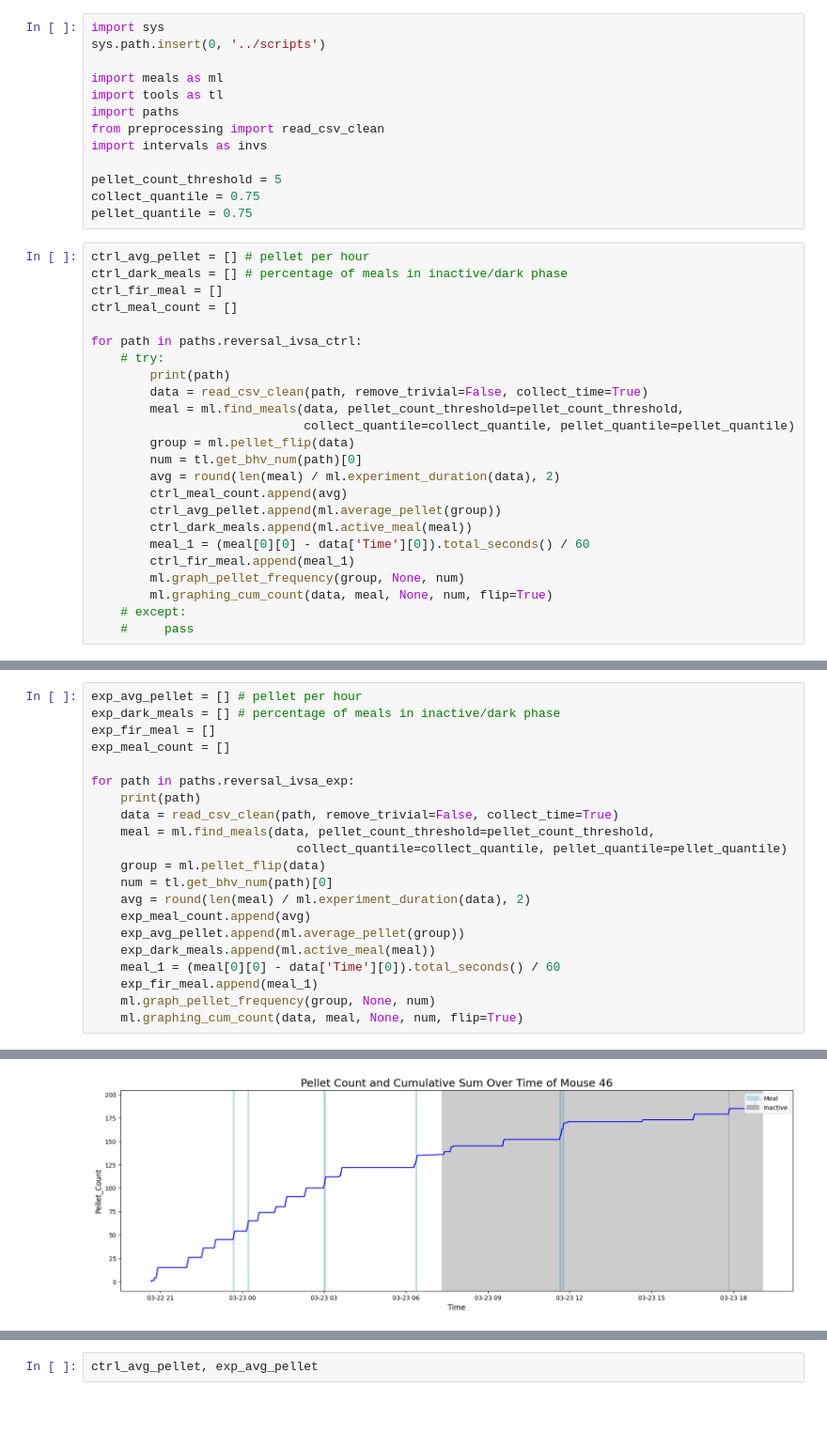
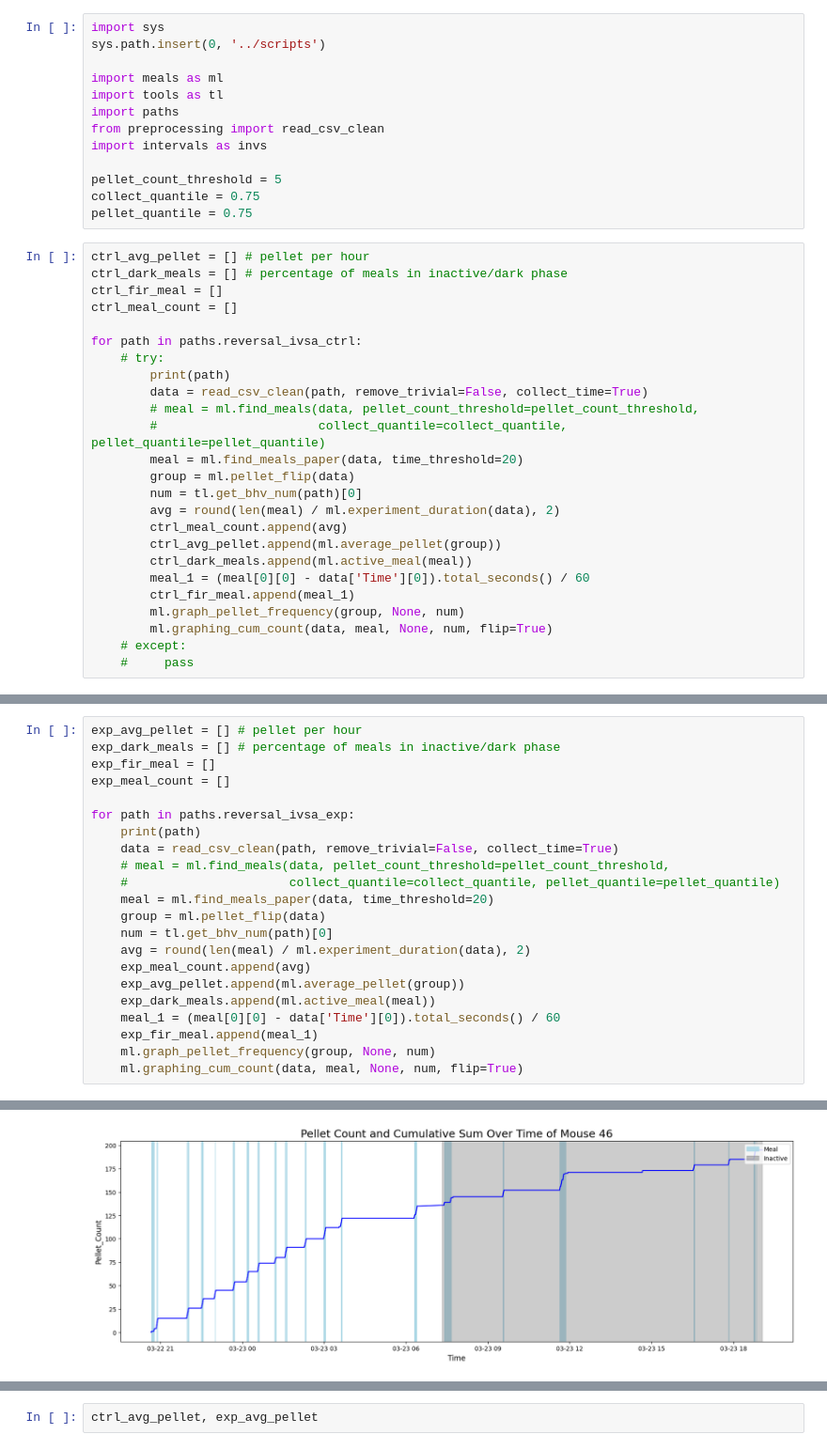
Before and after one commit to ftlabucsd/FEDUPP, a Jupyter notebook: CD1 IVSA/IVSA Rev meal.ipynb, the cells around one changed output, grey strips where cells are left out. Shown at 94% size. Cells and saved outputs as stored; diff of their text form; blank space fills up the shorter version.

```diff
--- a/CD1 IVSA/IVSA Rev meal.ipynb
+++ b/CD1 IVSA/IVSA Rev meal.ipynb
@@ -21,8 +21,9 @@ for path in paths.reversal_ivsa_ctrl:
     # try:
         print(path)
         data = read_csv_clean(path, remove_trivial=False, collect_time=True)
-        meal = ml.find_meals(data, pellet_count_threshold=pellet_count_threshold,
-                             collect_quantile=collect_quantile, pellet_quantile=pellet_quantile)
+        # meal = ml.find_meals(data, pellet_count_threshold=pellet_count_threshold,
+        #                      collect_quantile=collect_quantile, pellet_quantile=pellet_quantile)
+        meal = ml.find_meals_paper(data, time_threshold=20)
         group = ml.pellet_flip(data)
         num = tl.get_bhv_num(path)[0]
         avg = round(len(meal) / ml.experiment_duration(data), 2)
@@ -62,8 +59,9 @@ exp_meal_count = []
 for path in paths.reversal_ivsa_exp:
     print(path)
     data = read_csv_clean(path, remove_trivial=False, collect_time=True)
-    meal = ml.find_meals(data, pellet_count_threshold=pellet_count_threshold,
-                            collect_quantile=collect_quantile, pellet_quantile=pellet_quantile)
+    # meal = ml.find_meals(data, pellet_count_threshold=pellet_count_threshold,
+    #                      collect_quantile=collect_quantile, pellet_quantile=pellet_quantile)
+    meal = ml.find_meals_paper(data, time_threshold=20)
     group = ml.pellet_flip(data)
     num = tl.get_bhv_num(path)[0]
     avg = round(len(meal) / ml.experiment_duration(data), 2)
@@ -84,5 +82,5 @@ for path in paths.reversal_ivsa_exp:
 /home/ftlab/Desktop/For_Andy/FED3-data/behavior data integrated/CD1 IVSA/46/Reversal/FED000_032224_03.CSV
 [figure]
-[figure, old version]
+[figure, new version]
 /home/ftlab/Desktop/For_Andy/FED3-data/behavior data integrated/CD1 IVSA/47/Reversal/FED000_032124_02.CSV
 [figure]
```
Also changed, not shown: parts of 8 cells of this notebook, 2 other files.
